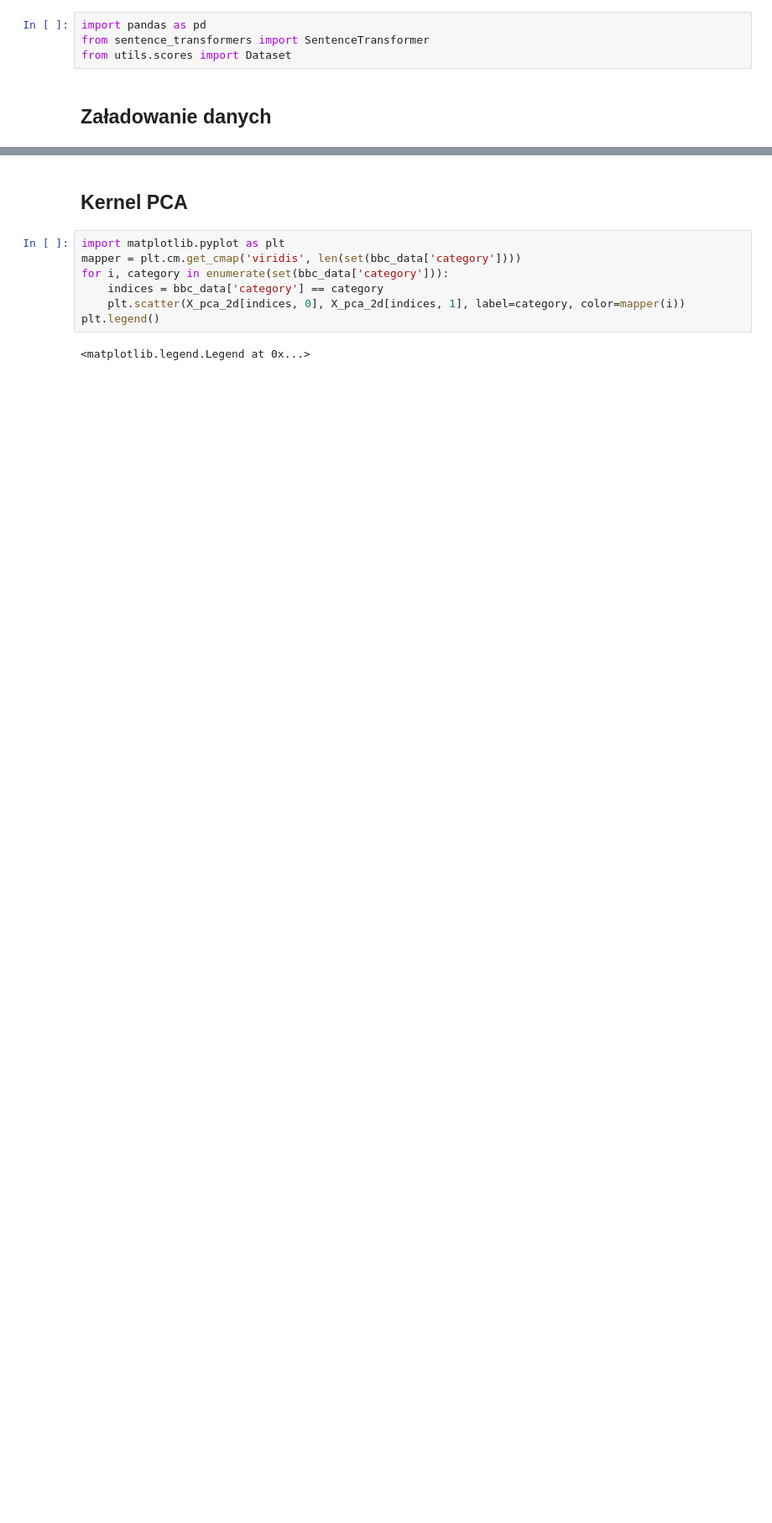
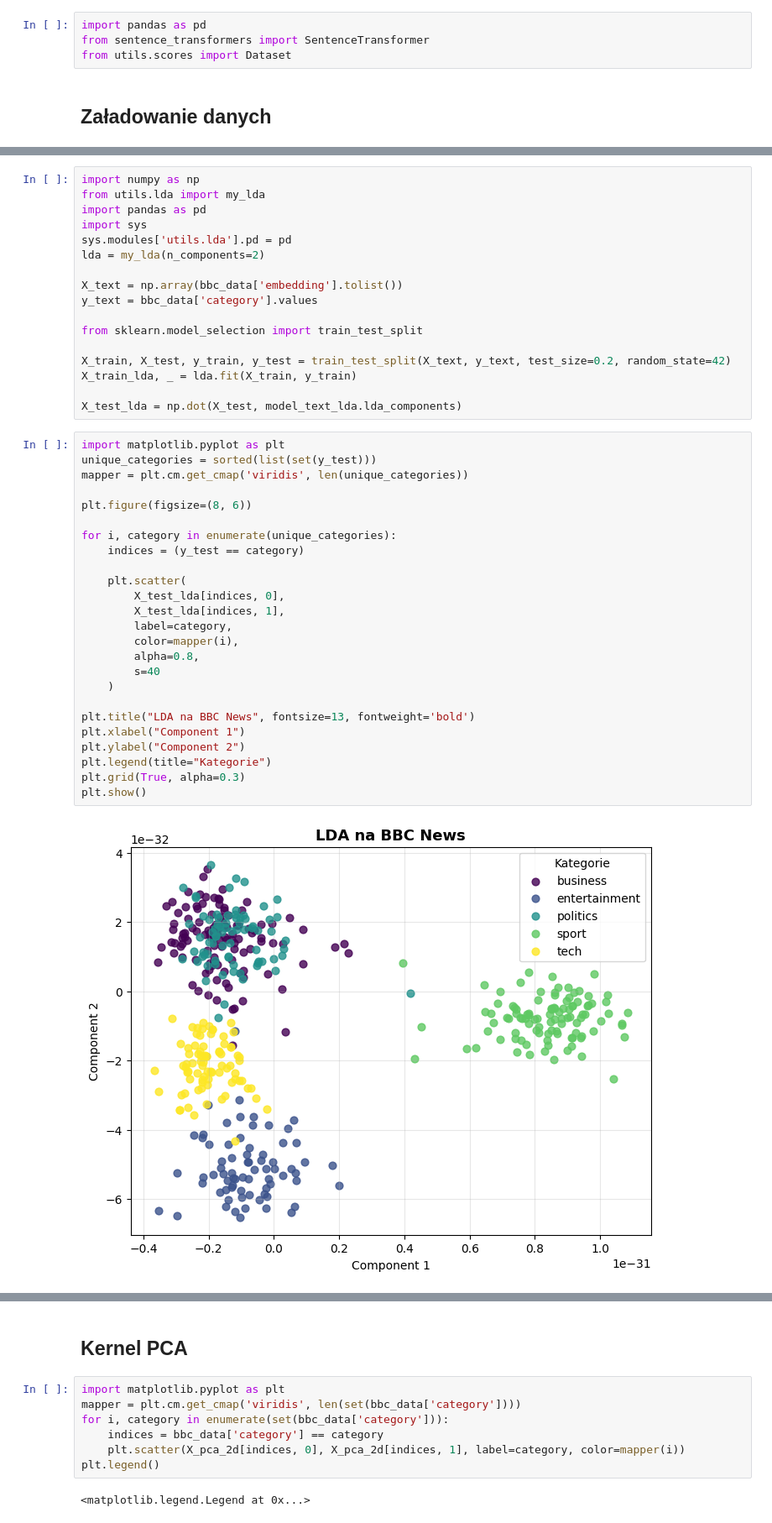
Before and after one commit to wiktorbag/Dimensionality-reduction-project, a Jupyter notebook: experiment3.ipynb, the cells around one changed output, grey strips where cells are left out. Shown at 84% size. Drawn from its saved outputs; the diff is of its cells as text; blank space fills up the shorter version.

```diff
--- a/experiment3.ipynb
+++ b/experiment3.ipynb
@@ -70,0 +77,44 @@ bbc_data.head()
+# %%
+import numpy as np
+from utils.lda import my_lda
+import pandas as pd
+import sys
+sys.modules['utils.lda'].pd = pd
+lda = my_lda(n_components=2)
+
+X_text = np.array(bbc_data['embedding'].tolist())
+y_text = bbc_data['category'].values
+
+from sklearn.model_selection import train_test_split
+
+X_train, X_test, y_train, y_test = train_test_split(X_text, y_text, test_size=0.2, random_state=42)
+X_train_lda, _ = lda.fit(X_train, y_train)
+
+X_test_lda = np.dot(X_test, model_text_lda.lda_components)
+# %%
+import matplotlib.pyplot as plt
+unique_categories = sorted(list(set(y_test)))
+mapper = plt.cm.get_cmap('viridis', len(unique_categories))
+
+plt.figure(figsize=(8, 6))
+
+for i, category in enumerate(unique_categories):
+    indices = (y_test == category)
+
+    plt.scatter(
+        X_test_lda[indices, 0],
+        X_test_lda[indices, 1],
+        label=category,
+        color=mapper(i),
+        alpha=0.8,
+        s=40
+    )
+
+plt.title("LDA na BBC News", fontsize=13, fontweight='bold')
+plt.xlabel("Component 1")
+plt.ylabel("Component 2")
+plt.legend(title="Kategorie")
+plt.grid(True, alpha=0.3)
+plt.show()
+# %% [output]
+[figure, added]
```
Also changed, not shown: parts of 13 cells of this notebook.
